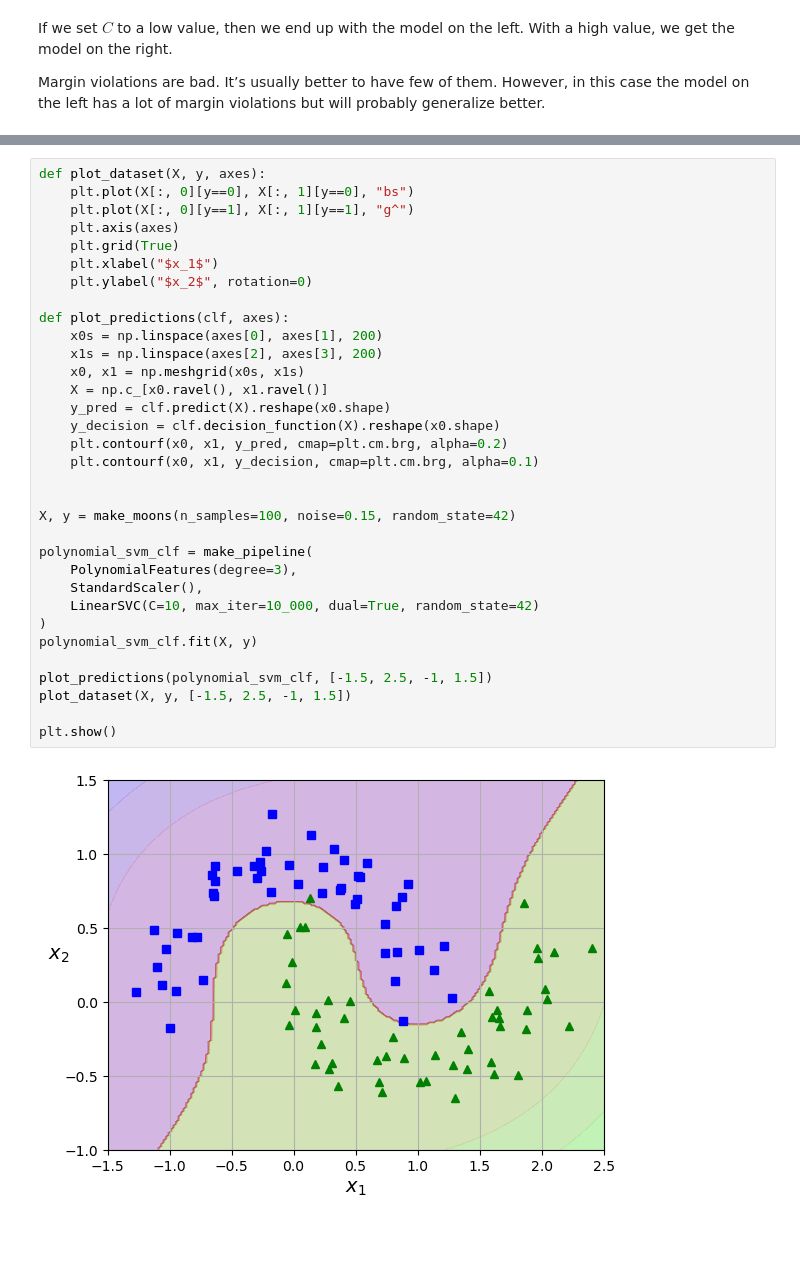
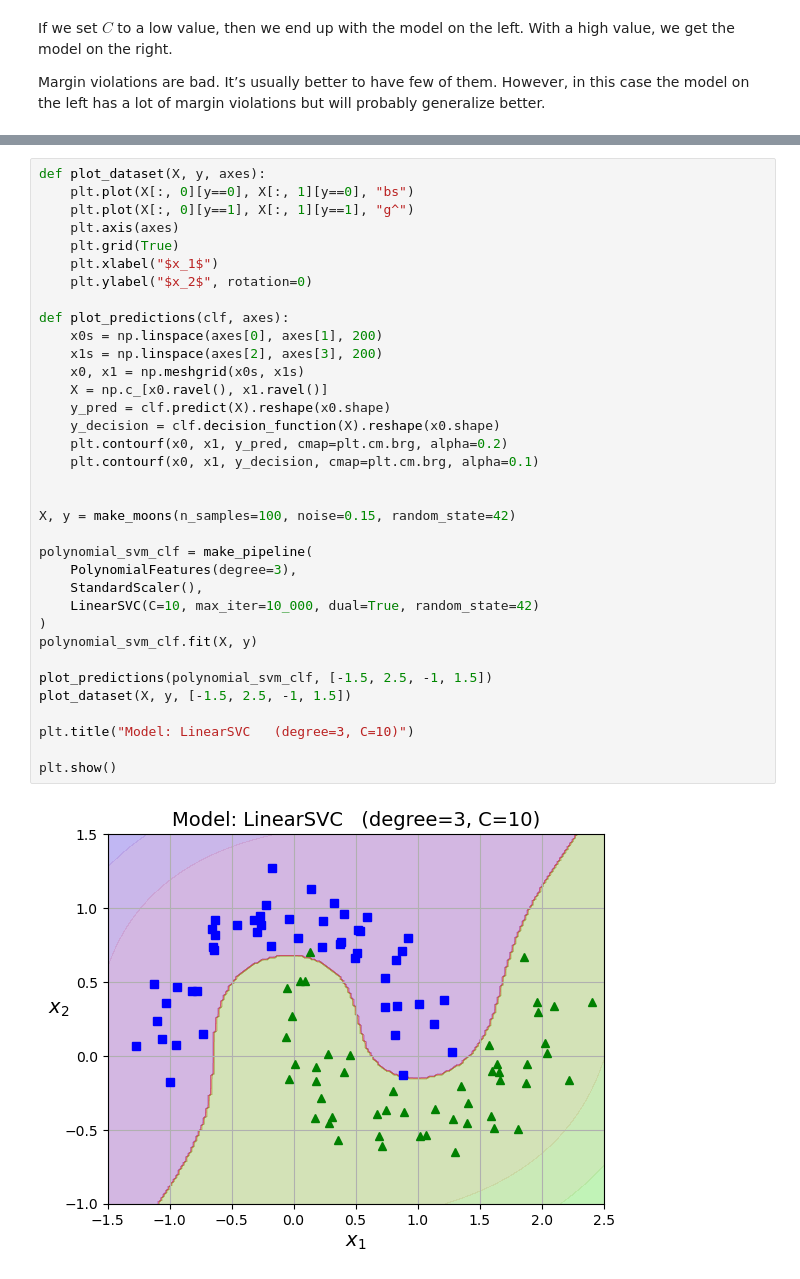
Before and after one commit to edmar-bevilaqua/data_science, a Jupyter notebook: Fundamentals/support_vector_machines.ipynb, the cells around one changed output, grey strips where cells are left out. Saved outputs shown, nothing was run; the diff lists cells and outputs as text; blank space fills up the shorter version.

```diff
--- a/Fundamentals/support_vector_machines.ipynb
+++ b/Fundamentals/support_vector_machines.ipynb
@@ -270,31 +279,33 @@ def plot_dataset(X, y, axes):
     plt.axis(axes)
     plt.grid(True)
     plt.xlabel("$x_1$")
     plt.ylabel("$x_2$", rotation=0)
 
 def plot_predictions(clf, axes):
     x0s = np.linspace(axes[0], axes[1], 200)
     x1s = np.linspace(axes[2], axes[3], 200)
     x0, x1 = np.meshgrid(x0s, x1s)
     X = np.c_[x0.ravel(), x1.ravel()]
     y_pred = clf.predict(X).reshape(x0.shape)
     y_decision = clf.decision_function(X).reshape(x0.shape)
     plt.contourf(x0, x1, y_pred, cmap=plt.cm.brg, alpha=0.2)
     plt.contourf(x0, x1, y_decision, cmap=plt.cm.brg, alpha=0.1)
 
 
 X, y = make_moons(n_samples=100, noise=0.15, random_state=42)
 
 polynomial_svm_clf = make_pipeline(
     PolynomialFeatures(degree=3),
     StandardScaler(),
     LinearSVC(C=10, max_iter=10_000, dual=True, random_state=42)
 )
 polynomial_svm_clf.fit(X, y)
 
 plot_predictions(polynomial_svm_clf, [-1.5, 2.5, -1, 1.5])
 plot_dataset(X, y, [-1.5, 2.5, -1, 1.5])
 
+plt.title("Model: LinearSVC   (degree=3, C=10)")
+
 plt.show()
 # %% [output]
-[figure, old version]
+[figure, new version]
```
Also changed, not shown: parts of 15 cells of this notebook, 4 other files.
